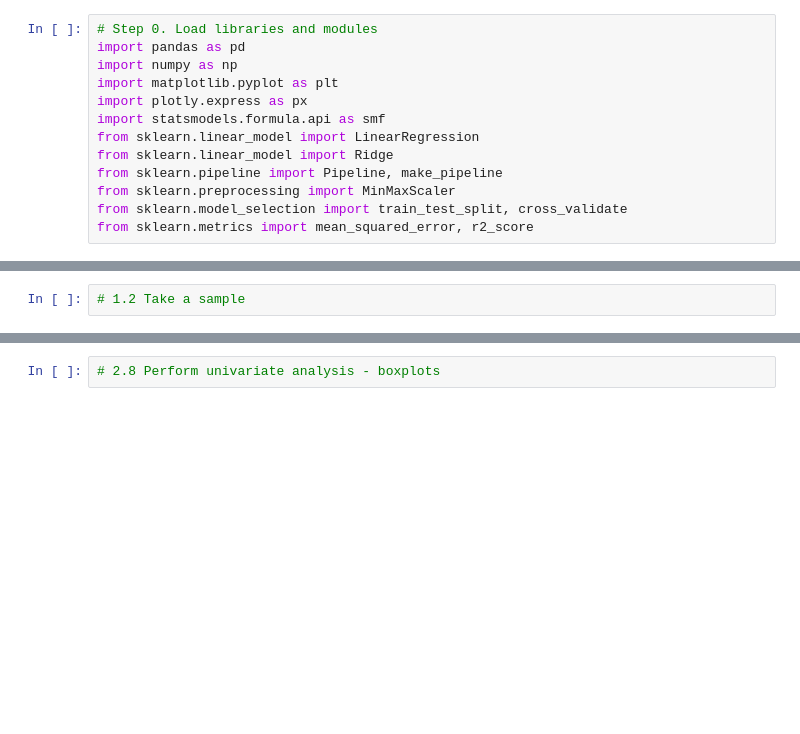
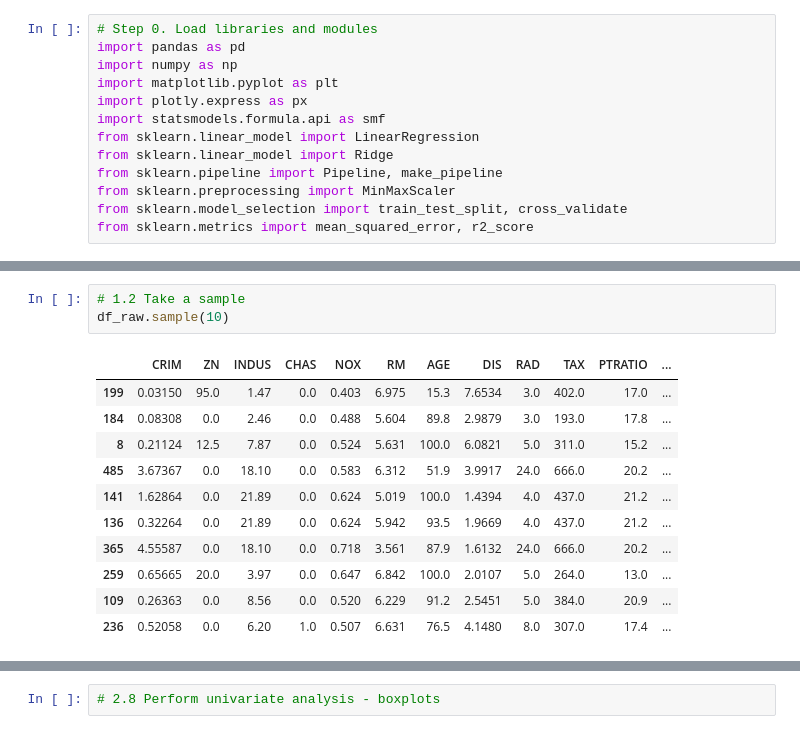
Before and after one commit to xalejandrow/Regularized_Linear_Regression_Project_Tutorial, a Jupyter notebook: src/Boston_Model_sample.ipynb, the cells around one changed output, grey strips where cells are left out. Cells and saved outputs as stored; diff of their text form; blank space fills up the shorter version.

```diff
--- a/src/Boston_Model_sample.ipynb
+++ b/src/Boston_Model_sample.ipynb
@@ -39,4 +58,17 @@ df_raw = pd.read_csv('data/raw/boston.csv')
 # %%
 # 1.2 Take a sample
+df_raw.sample(10)
+# %% [output]
+|  | CRIM | ZN | INDUS | CHAS | NOX | RM | AGE | DIS | RAD | TAX | PTRATIO | ... |
+| 199 | 0.03150 | 95.0 | 1.47 | 0.0 | 0.403 | 6.975 | 15.3 | 7.6534 | 3.0 | 402.0 | 17.0 | ... |
+| 184 | 0.08308 | 0.0 | 2.46 | 0.0 | 0.488 | 5.604 | 89.8 | 2.9879 | 3.0 | 193.0 | 17.8 | ... |
+| 8 | 0.21124 | 12.5 | 7.87 | 0.0 | 0.524 | 5.631 | 100.0 | 6.0821 | 5.0 | 311.0 | 15.2 | ... |
+| 485 | 3.67367 | 0.0 | 18.10 | 0.0 | 0.583 | 6.312 | 51.9 | 3.9917 | 24.0 | 666.0 | 20.2 | ... |
+| 141 | 1.62864 | 0.0 | 21.89 | 0.0 | 0.624 | 5.019 | 100.0 | 1.4394 | 4.0 | 437.0 | 21.2 | ... |
+| 136 | 0.32264 | 0.0 | 21.89 | 0.0 | 0.624 | 5.942 | 93.5 | 1.9669 | 4.0 | 437.0 | 21.2 | ... |
+| 365 | 4.55587 | 0.0 | 18.10 | 0.0 | 0.718 | 3.561 | 87.9 | 1.6132 | 24.0 | 666.0 | 20.2 | ... |
+| 259 | 0.65665 | 20.0 | 3.97 | 0.0 | 0.647 | 6.842 | 100.0 | 2.0107 | 5.0 | 264.0 | 13.0 | ... |
+| 109 | 0.26363 | 0.0 | 8.56 | 0.0 | 0.520 | 6.229 | 91.2 | 2.5451 | 5.0 | 384.0 | 20.9 | ... |
+| 236 | 0.52058 | 0.0 | 6.20 | 1.0 | 0.507 | 6.631 | 76.5 | 4.1480 | 8.0 | 307.0 | 17.4 | ... |
 # %%
 # 1.3 Transform if needed
```
Also changed, not shown: parts of 13 cells of this notebook.
